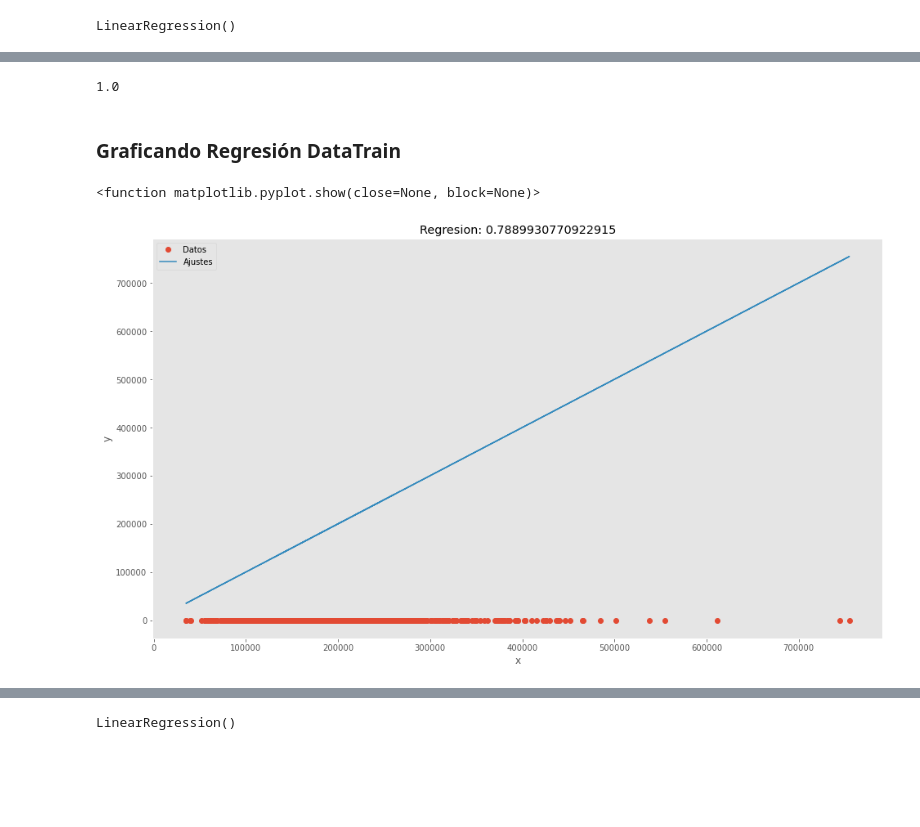
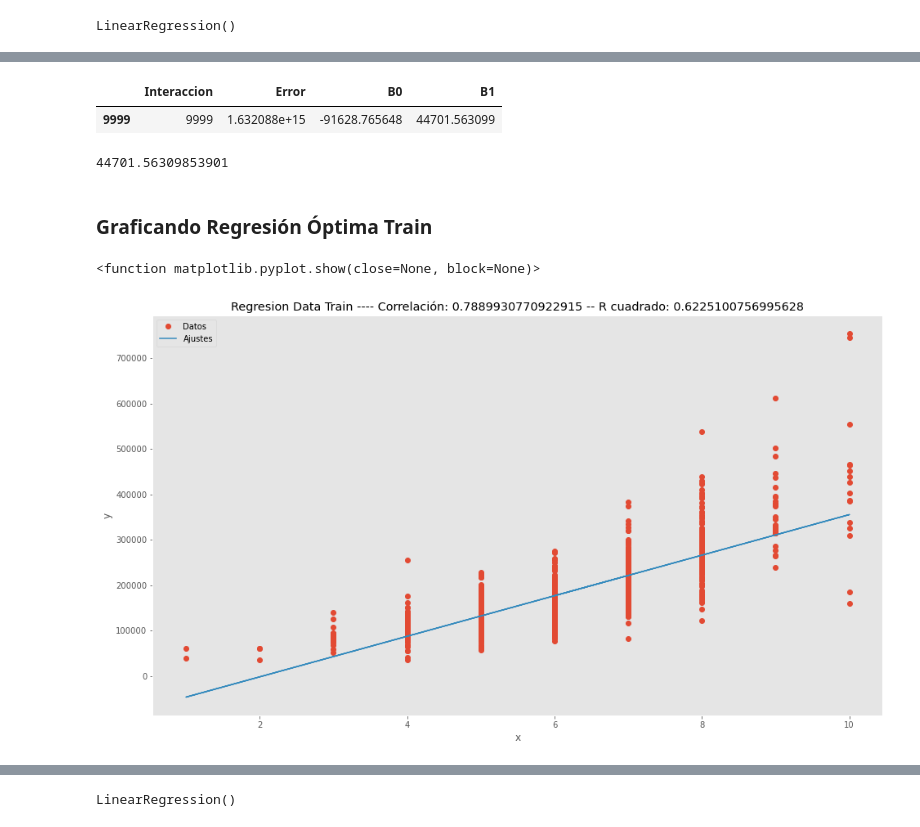
Before and after one commit to GladysAndrea/Proyecto-CDP, a Jupyter notebook: Proyecto-CDP.ipynb, the cells around one changed output, grey strips where cells are left out. Saved outputs shown, nothing was run; the diff lists cells and outputs as text; code cells hidden in the pictures; blank space fills up the shorter version.

```diff
--- a/Proyecto-CDP.ipynb
+++ b/Proyecto-CDP.ipynb
@@ -272,0 +216,24 @@ betaTrain
+# %%
+errorArray=np.array([])
+X=xTrain
+Y=yTrain
+learning_rate=0.01
+epoch=50000
+b0=0
+b1=0
+n=len(X)
+
+for i in range(epoch):
+    yhat=b0+b1*X
+    gradB1=1/n*np.sum((yhat-Y)*X)
+    gradB0=1/n*np.sum((yhat-Y))
+
+    error=1/2*n*np.sum(np.power(yhat-Y,2))
+    errorArray=np.append(errorArray,error)
+
+    b0Array =np.append(b0Array,b0)
+    b1Array =np.append(b1Array,b1)
+
+    b0=b0 - learning_rate*gradB0
+    b1=b1 - learning_rate*gradB1
+print("B0: {},B1: {}".format(b0,b1))
@@ -272,0 +257,4 @@ betaTrain
+# %%
+indice = ['{}'.format(i) for i in range(0,len(errorArray))]
+Errores = pd.DataFrame(list(zip(indice,errorArray,b0Array,b1Array)), columns = ['Interaccion','Error','B0','B1'])
+Errores
@@ -273,23 +275,33 @@ betaTrain
+# %%
+Optimo = pd.DataFrame()
+
+df = Errores['Error'] <= min(Errores.Error)
+df = Errores['Interaccion'] == max(Errores.Interaccion)
+Optimo=Errores.loc[df]
+Optimo
+# %% [output]
+|  | Interaccion | Error | B0 | B1 |
+| 9999 | 9999 | 1.632088e+15 | -91628.765648 | 44701.563099 |
 # %%
-#a= betaTrain['Beta0']
-a=max(betaTrain.Beta0)
+#a= Optimo['B0']
+a=max(Optimo.B0)
 a
 #b= betaTrain['Beta1']
-b=max(betaTrain.Beta1)
+b=max(Optimo.B1)
 b
 # %% [output]
-1.0
+44701.56309853901
 # %% [markdown]
-### Graficando Regresión DataTrain
+### Graficando Regresión Óptima Train
 # %%
 plt.plot(x,y,'o',label='Datos')
 plt.plot(x, b*x + a, label='Ajustes')
 plt.xlabel('x')
 plt.ylabel('y')
-plt.title('Regresion Data Train ---- Correlación: '+ str(ycorr.corr(xcorr)))
+plt.title('Regresion Data Train ---- Correlación: '+ str(ycorr.corr(xcorr)) + ' -- R cuadrado: '+ str(rcuad))
 plt.grid()
 plt.legend()
 plt.show
 # %% [output]
 <function matplotlib.pyplot.show(close=None, block=None)>
-[figure, old version]
+[figure, new version]
```
Also changed, not shown: parts of 53 cells of this notebook.
